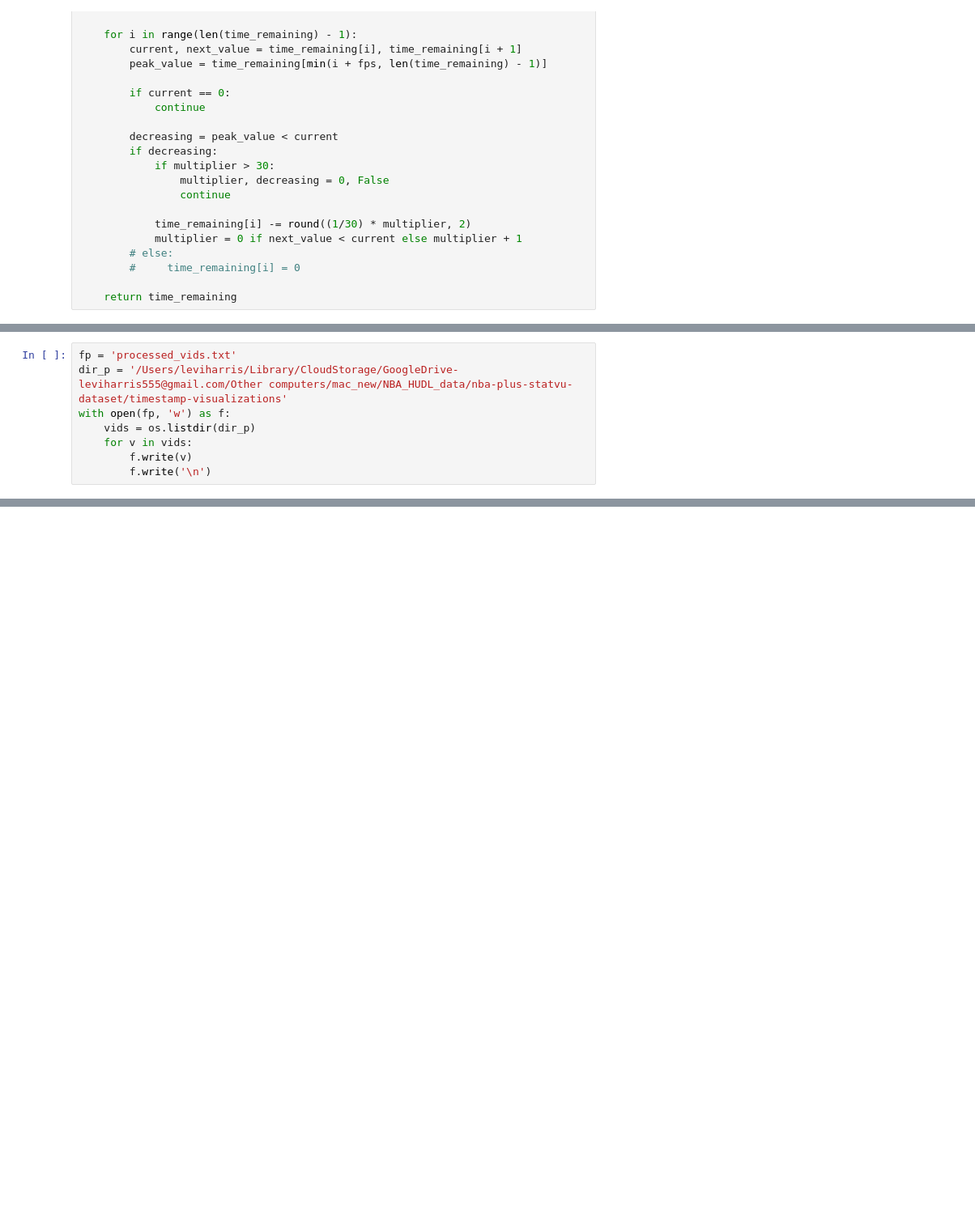
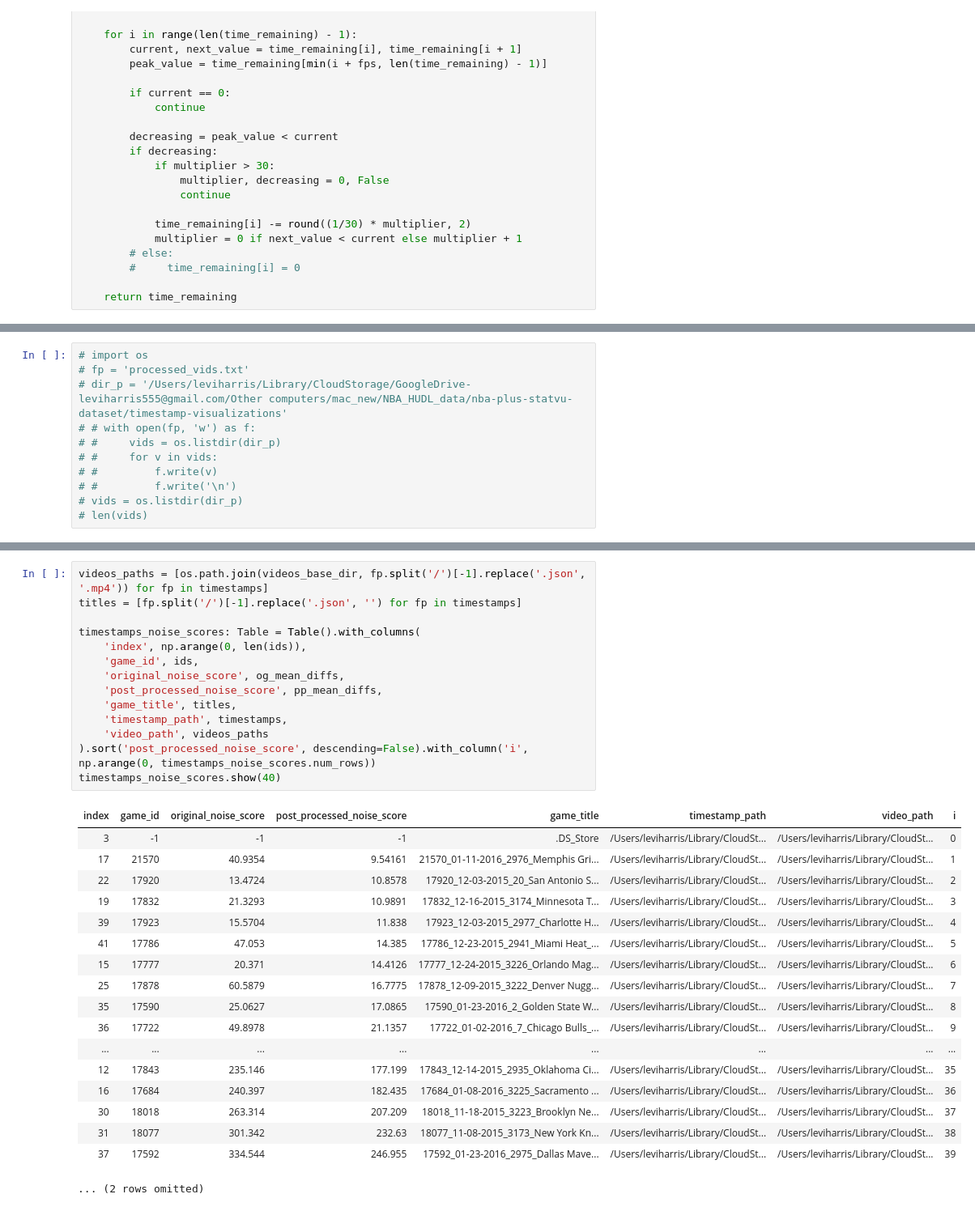
Before and after one commit to leharris3/nba-positions-videos-dataset, a Jupyter notebook: data_prep.ipynb, the cells around one changed output, grey strips where cells are left out. Shown: that part at 81% size. Drawn from its saved outputs; the diff is of its cells as text; blank space fills up the shorter version.

```diff
--- a/data_prep.ipynb
+++ b/data_prep.ipynb
@@ -96,9 +111,12 @@ def interpolate(time_remaining):
 # %%
-fp = 'processed_vids.txt'
-dir_p = '/Users/leviharris/Library/CloudStorage/GoogleDrive-leviharris555@gmail.com/Other computers/mac_new/NBA_HUDL_data/nba-plus-statvu-dataset/timestamp-visualizations'
-with open(fp, 'w') as f:
-    vids = os.listdir(dir_p)
-    for v in vids:
-        f.write(v)
-        f.write('\n')
+# import os
+# fp = 'processed_vids.txt'
+# dir_p = '/Users/leviharris/Library/CloudStorage/GoogleDrive-leviharris555@gmail.com/Other computers/mac_new/NBA_HUDL_data/nba-plus-statvu-dataset/timestamp-visualizations'
+# # with open(fp, 'w') as f:
+# #     vids = os.listdir(dir_p)
+# #     for v in vids:
+# #         f.write(v)
+# #         f.write('\n')
+# vids = os.listdir(dir_p)
+# len(vids)
 # %%
@@ -127,0 +173,33 @@ plt.show()
+# %%
+videos_paths = [os.path.join(videos_base_dir, fp.split('/')[-1].replace('.json', '.mp4')) for fp in timestamps]
+titles = [fp.split('/')[-1].replace('.json', '') for fp in timestamps]
+
+timestamps_noise_scores: Table = Table().with_columns(
+    'index', np.arange(0, len(ids)),
+    'game_id', ids,
+    'original_noise_score', og_mean_diffs,
+    'post_processed_noise_score', pp_mean_diffs,
+    'game_title', titles,
+    'timestamp_path', timestamps,
+    'video_path', videos_paths
+).sort('post_processed_noise_score', descending=False).with_column('i', np.arange(0, timestamps_noise_scores.num_rows))
+timestamps_noise_scores.show(40)
+# %% [output]
+| index | game_id | original_noise_score | post_processed_noise_score | game_title | timestamp_path | video_path | i |
+| 3 | -1 | -1 | -1 | .DS_Store | /Users/leviharris/Library/CloudSt... | /Users/leviharris/Library/CloudSt... | 0 |
+| 17 | 21570 | 40.9354 | 9.54161 | 21570_01-11-2016_2976_Memphis Gri... | /Users/leviharris/Library/CloudSt... | /Users/leviharris/Library/CloudSt... | 1 |
+| 22 | 17920 | 13.4724 | 10.8578 | 17920_12-03-2015_20_San Antonio S... | /Users/leviharris/Library/CloudSt... | /Users/leviharris/Library/CloudSt... | 2 |
+| 19 | 17832 | 21.3293 | 10.9891 | 17832_12-16-2015_3174_Minnesota T... | /Users/leviharris/Library/CloudSt... | /Users/leviharris/Library/CloudSt... | 3 |
+| 39 | 17923 | 15.5704 | 11.838 | 17923_12-03-2015_2977_Charlotte H... | /Users/leviharris/Library/CloudSt... | /Users/leviharris/Library/CloudSt... | 4 |
+| 41 | 17786 | 47.053 | 14.385 | 17786_12-23-2015_2941_Miami Heat_... | /Users/leviharris/Library/CloudSt... | /Users/leviharris/Library/CloudSt... | 5 |
+| 15 | 17777 | 20.371 | 14.4126 | 17777_12-24-2015_3226_Orlando Mag... | /Users/leviharris/Library/CloudSt... | /Users/leviharris/Library/CloudSt... | 6 |
+| 25 | 17878 | 60.5879 | 16.7775 | 17878_12-09-2015_3222_Denver Nugg... | /Users/leviharris/Library/CloudSt... | /Users/leviharris/Library/CloudSt... | 7 |
+| 35 | 17590 | 25.0627 | 17.0865 | 17590_01-23-2016_2_Golden State W... | /Users/leviharris/Library/CloudSt... | /Users/leviharris/Library/CloudSt... | 8 |
+| 36 | 17722 | 49.8978 | 21.1357 | 17722_01-02-2016_7_Chicago Bulls_... | /Users/leviharris/Library/CloudSt... | /Users/leviharris/Library/CloudSt... | 9 |
+| ... | ... | ... | ... | ... | ... | ... | ... |
+| 12 | 17843 | 235.146 | 177.199 | 17843_12-14-2015_2935_Oklahoma Ci... | /Users/leviharris/Library/CloudSt... | /Users/leviharris/Library/CloudSt... | 35 |
+| 16 | 17684 | 240.397 | 182.435 | 17684_01-08-2016_3225_Sacramento ... | /Users/leviharris/Library/CloudSt... | /Users/leviharris/Library/CloudSt... | 36 |
+| 30 | 18018 | 263.314 | 207.209 | 18018_11-18-2015_3223_Brooklyn Ne... | /Users/leviharris/Library/CloudSt... | /Users/leviharris/Library/CloudSt... | 37 |
+| 31 | 18077 | 301.342 | 232.63 | 18077_11-08-2015_3173_New York Kn... | /Users/leviharris/Library/CloudSt... | /Users/leviharris/Library/CloudSt... | 38 |
+| 37 | 17592 | 334.544 | 246.955 | 17592_01-23-2016_2975_Dallas Mave... | /Users/leviharris/Library/CloudSt... | /Users/leviharris/Library/CloudSt... | 39 |
+... (2 rows omitted)
```
Also changed, not shown: parts of 10 cells of this notebook, 5 other files.
